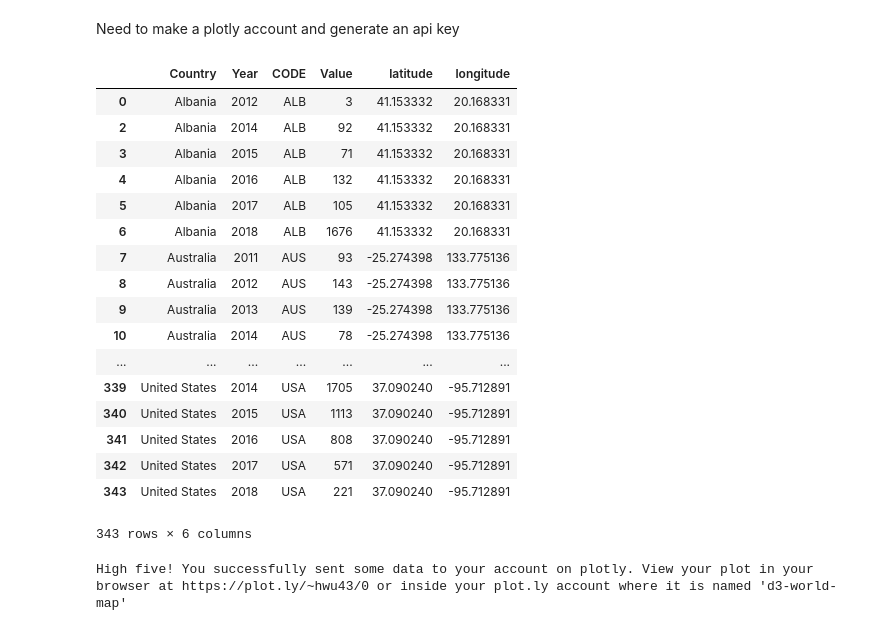
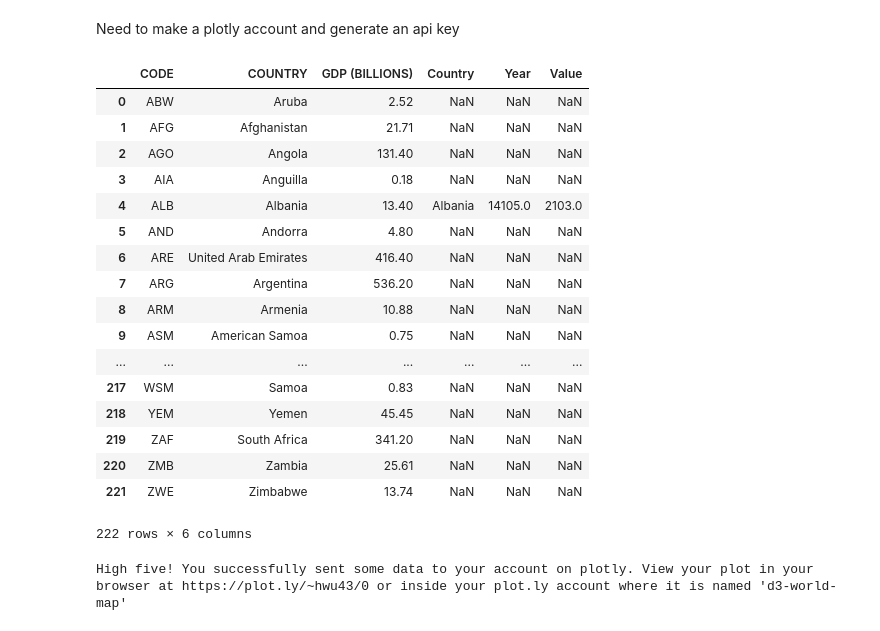
Before and after one commit to romansul/syrian-civil-war, a Jupyter notebook: Choropleth Map Refugee World.ipynb, the cells around one changed output. Cells and saved outputs as stored; diff of their text form; code cells hidden in the pictures.

```diff
--- a/Choropleth Map Refugee World.ipynb
+++ b/Choropleth Map Refugee World.ipynb
@@ -171,32 +171,13 @@ init_notebook_mode(connected=True)
 
 plotly.tools.set_credentials_file(username='hwu43', api_key='8d3oItgJtnwYVfSQR7nL')
 # %%
-# Add longitude and latitude values
-total_df = total_df.set_index('Country').join(locations_df.set_index('name'))
-total_df = total_df.reset_index()
+# # Add longitude and latitude values
+# total_df = total_df.set_index('Country').join(locations_df.set_index('name'))
+# total_df = total_df.reset_index()
 
-# rename index column to 'Country'
-total_df.rename(columns={'index': 'Country'}, inplace=True)
+# # rename index column to 'Country'
+# total_df.rename(columns={'index': 'Country'}, inplace=True)
 
-# drop 'country' column which is the same as 'CODE'
-total_df = total_df.drop(columns=['country'], index=1)
-total_df
+# # drop 'country' column which is the same as 'CODE'
+# total_df = total_df.drop(columns=['country'], index=1)
+# total_df
-# %% [output]
-|  | Country | Year | CODE | Value | latitude | longitude |
-| 0 | Albania | 2012 | ALB | 3 | 41.153332 | 20.168331 |
-| 2 | Albania | 2014 | ALB | 92 | 41.153332 | 20.168331 |
-| 3 | Albania | 2015 | ALB | 71 | 41.153332 | 20.168331 |
-| 4 | Albania | 2016 | ALB | 132 | 41.153332 | 20.168331 |
-| 5 | Albania | 2017 | ALB | 105 | 41.153332 | 20.168331 |
-| 6 | Albania | 2018 | ALB | 1676 | 41.153332 | 20.168331 |
-| 7 | Australia | 2011 | AUS | 93 | -25.274398 | 133.775136 |
-| 8 | Australia | 2012 | AUS | 143 | -25.274398 | 133.775136 |
-| 9 | Australia | 2013 | AUS | 139 | -25.274398 | 133.775136 |
-| 10 | Australia | 2014 | AUS | 78 | -25.274398 | 133.775136 |
-| ... | ... | ... | ... | ... | ... | ... |
-| 339 | United States | 2014 | USA | 1705 | 37.090240 | -95.712891 |
-| 340 | United States | 2015 | USA | 1113 | 37.090240 | -95.712891 |
-| 341 | United States | 2016 | USA | 808 | 37.090240 | -95.712891 |
-| 342 | United States | 2017 | USA | 571 | 37.090240 | -95.712891 |
-| 343 | United States | 2018 | USA | 221 | 37.090240 | -95.712891 |
-343 rows × 6 columns
@@ -208,5 +194,24 @@ new_total_df = new_total_df.reset_index()
 # %%
 # merged_df = new_refugee_df.set_index('Country / territory of asylum/residence').join(code_df.set_index('COUNTRY'))
 all_code_df = code_df.set_index('CODE').join(new_total_df.set_index('CODE'))
 all_code_df = all_code_df.reset_index()
-# all_code_df
+all_code_df
+# %% [output]
+|  | CODE | COUNTRY | GDP (BILLIONS) | Country | Year | Value |
+| 0 | ABW | Aruba | 2.52 | NaN | NaN | NaN |
+| 1 | AFG | Afghanistan | 21.71 | NaN | NaN | NaN |
+| 2 | AGO | Angola | 131.40 | NaN | NaN | NaN |
+| 3 | AIA | Anguilla | 0.18 | NaN | NaN | NaN |
+| 4 | ALB | Albania | 13.40 | Albania | 14105.0 | 2103.0 |
+| 5 | AND | Andorra | 4.80 | NaN | NaN | NaN |
+| 6 | ARE | United Arab Emirates | 416.40 | NaN | NaN | NaN |
+| 7 | ARG | Argentina | 536.20 | NaN | NaN | NaN |
+| 8 | ARM | Armenia | 10.88 | NaN | NaN | NaN |
+| 9 | ASM | American Samoa | 0.75 | NaN | NaN | NaN |
+| ... | ... | ... | ... | ... | ... | ... |
+| 217 | WSM | Samoa | 0.83 | NaN | NaN | NaN |
+| 218 | YEM | Yemen | 45.45 | NaN | NaN | NaN |
+| 219 | ZAF | South Africa | 341.20 | NaN | NaN | NaN |
+| 220 | ZMB | Zambia | 25.61 | NaN | NaN | NaN |
+| 221 | ZWE | Zimbabwe | 13.74 | NaN | NaN | NaN |
+222 rows × 6 columns
```
Also changed, not shown: parts of 3 cells of this notebook.
